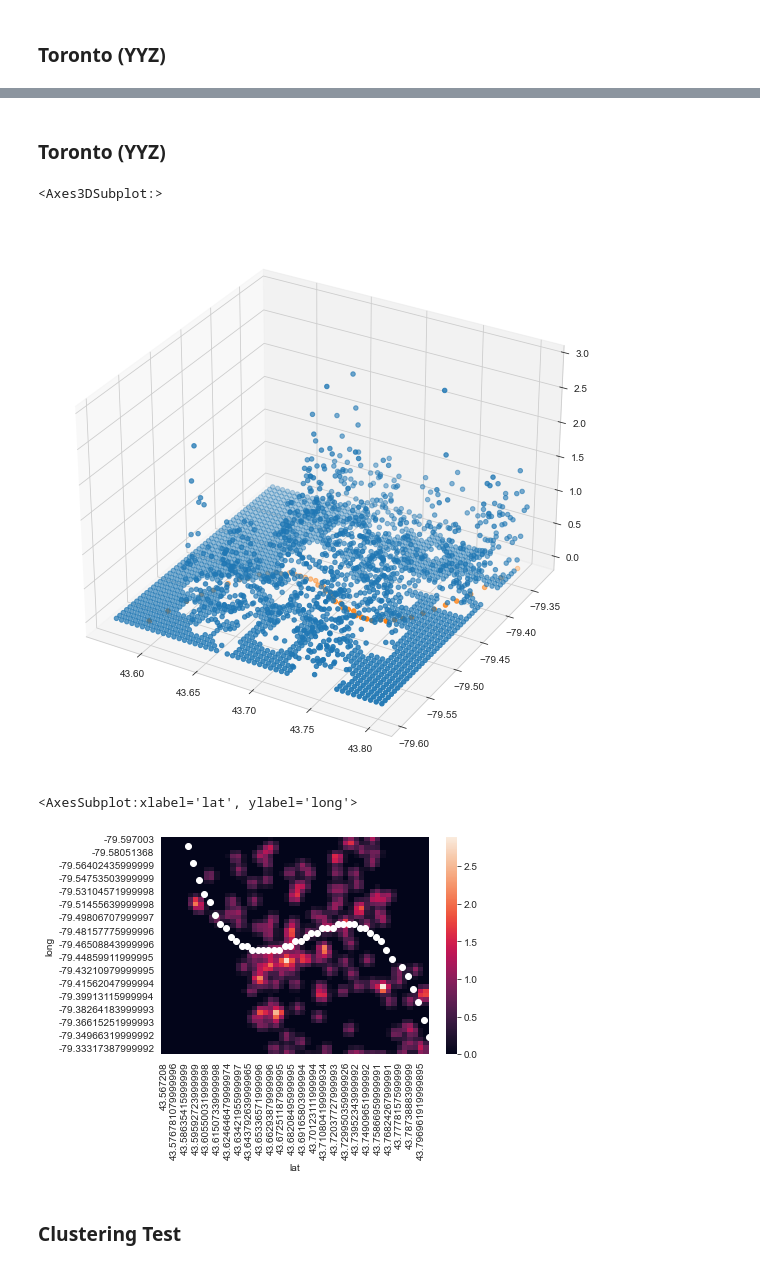
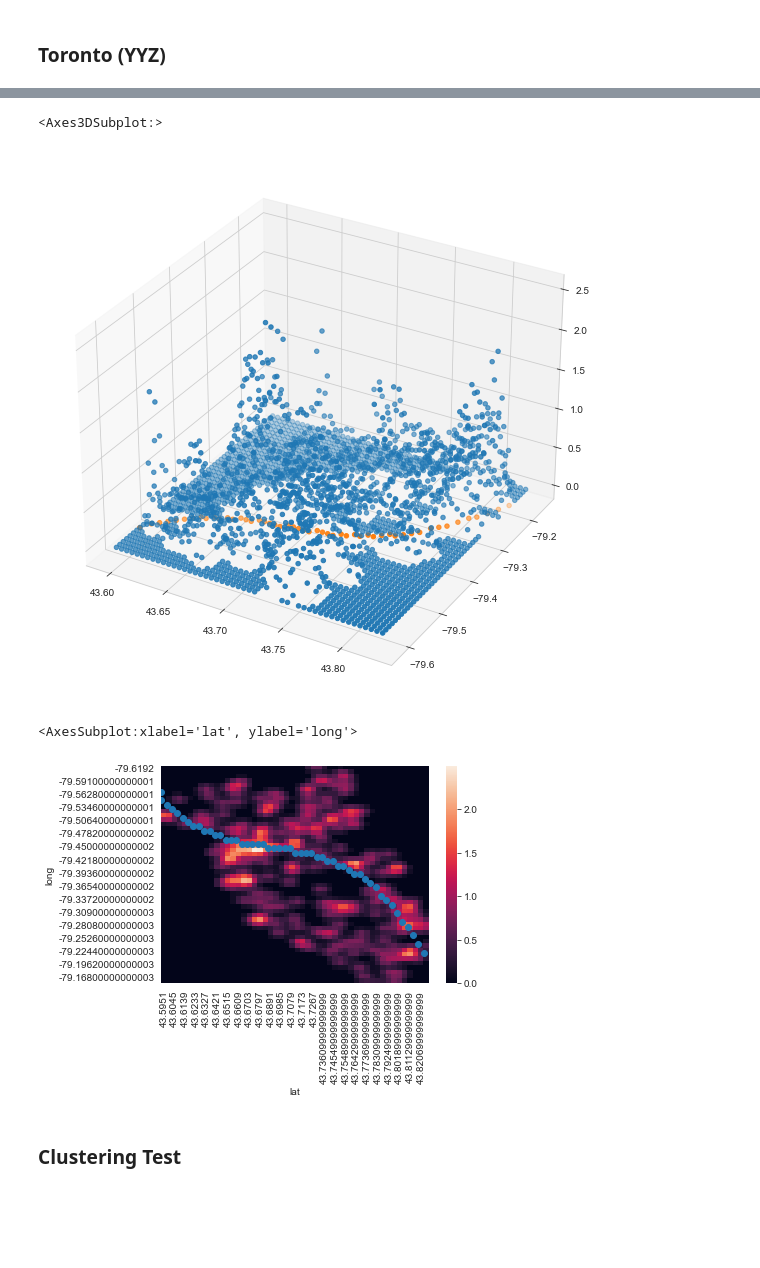
Before and after one commit to geotrieu/transit-ai, a Jupyter notebook: src/preprocessing.ipynb, the cells around one changed output, grey strips where cells are left out. Cells and saved outputs as stored; diff of their text form; code cells hidden in the pictures; blank space fills up the shorter version.

```diff
--- a/src/preprocessing.ipynb
+++ b/src/preprocessing.ipynb
@@ -15,5 +13,2 @@ import statistics
 # %%
-def getTDCSBSchools():
-    return pd.read_csv('../res/datasets/schools/TDCSB_Schools.csv', sep = ',')
-
-tdcsbSchools = getTDCSBSchools()
+YYZ_GridPoints = pd.read_csv('../res/grid_points/yyz_grid_points.csv', sep = ',')
@@ -169,11 +102,3 @@ def plotHeatmapPolynomial(scores, curves):
     return ax
 # %% [markdown]
 ### Toronto (YYZ)
-# %%
-# let coords only have 4 decimal points precision in ALL functions
-YYZ_UpperLatBound = round(43.806535, 4)
-YYZ_BottomLatBound = round(43.567208, 4)
-YYZ_LeftLongBound = round(-79.597003, 4)
-YYZ_RightLongBound = round(-79.322181, 4)
-
-YYZ_Scores = generateGridScores(YYZ_UpperLatBound, YYZ_BottomLatBound, YYZ_LeftLongBound, YYZ_RightLongBound)
@@ -261,13 +110,0 @@ def plotHeatmap(scores, line):
-# %%
-def plotHeatmapPolynomial(scores, curves):
-    fig = plt.figure()
-    ax = sns.heatmap(scores.pivot("long", "lat", "score"), )
-    for curve in curves:
-        x = curve[0]
-        y = curve[1]
-        x_hm = [int(a) for a in ((x - scores["lat"].iloc[0]) / (scores["lat"].iloc[-1] - scores["lat"].iloc[0]) * PT_DENSITY)]
-        y_hm = [int(a) for a in ((y - scores["long"].iloc[0]) / (scores["long"].iloc[-1] - scores["long"].iloc[0]) * PT_DENSITY)]
-        ax.scatter(x_hm, y_hm, linewidth=1)
-    return ax
-# %% [markdown]
-### Toronto (YYZ)
@@ -281,13 +111,13 @@ YYZ_Scores = generateGridScores(YYZ_UpperLatBound, YYZ_BottomLatBound, YYZ_LeftL
 # %%
-plotScoresWithCurve(YYZ_Scores, YYZ_Line_1)
+plotScoresWithCurve(YYZ_GridPoints, YYZ_Line_1)
 # %% [output]
 <Axes3DSubplot:>
-[figure, old version]
+[figure, new version]
 # %%
-plotHeatmapPolynomial(YYZ_Scores, [YYZ_Line_1])
+plotHeatmapPolynomial(YYZ_GridPoints, [YYZ_Line_1])
 # %% [output]
 <AxesSubplot:xlabel='lat', ylabel='long'>
-[figure, old version]
+[figure, new version]
 # %% [markdown]
 ### Clustering Test
 # %%
```
Also changed, not shown: parts of 45 cells of this notebook, 5 other files.
